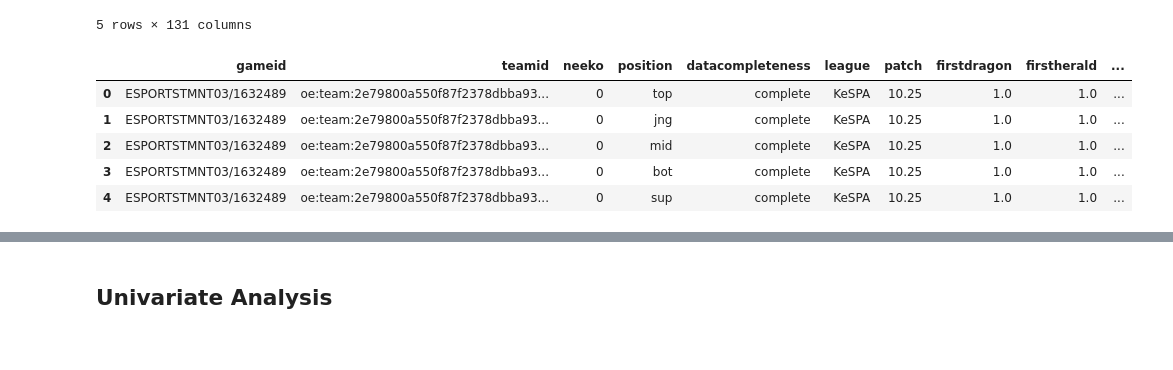
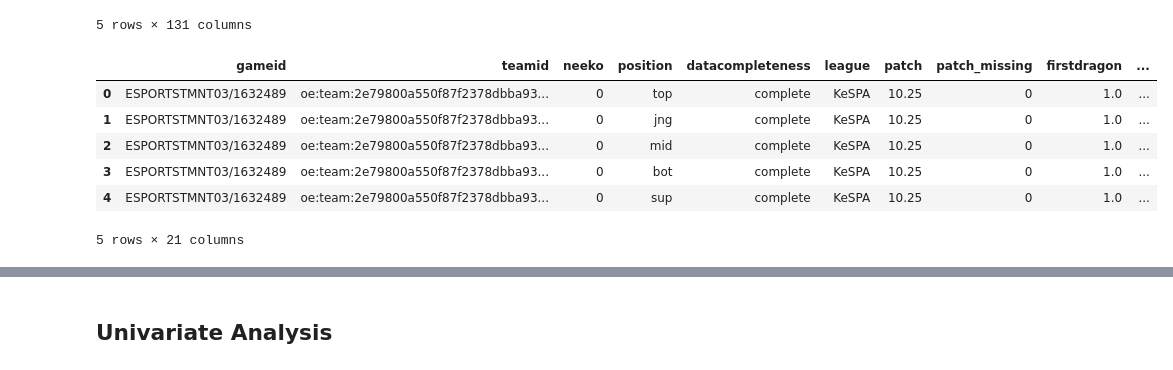
Before and after one commit to elliekwang/neeko_rework, a Jupyter notebook: neeko_rework.ipynb, the cells around one changed output, grey strips where cells are left out. Drawn from its saved outputs; the diff is of its cells as text; code cells hidden in the pictures.

```diff
--- a/neeko_rework.ipynb
+++ b/neeko_rework.ipynb
@@ -96,37 +96,38 @@ league['patch'] = league['patch'].replace(patches)
 
 # get team summary statistics
 team_stats = (league[(league['participantid'] == 100) | (league['participantid'] == 200)]
               .loc[:,['gameid', 'teamid','firstdragon', 'firstherald', 'heralds', 'opp_heralds']])
 
 # subset dataframe to player level data
 league = league[(league['participantid'] != 100) & (league['participantid'] != 200)]
 
 # drop stats cols in league to retain col names after merge
 league = league.drop(columns=['firstdragon', 'firstherald', 'heralds', 'opp_heralds'])
 
 # merge team stats onto player level data
 league = league.merge(team_stats, on=['gameid', 'teamid'], how='left')
 
 # create a binary variable for before and after Patch 13.9
 league['post_rework'] = (league['patch'] >= 13.09).astype(int)
 
 # create a binary variable for whether neeko played in the game
 league['neeko'] = (league['champion'] == 'Neeko').astype(int)
 
 # create a new variable for difference in heralds gained
 league['herald_diff'] = league['heralds'] - league['opp_heralds']
 
 # keep features we need
 league = (league.loc[:, ['gameid', 'teamid', 'neeko', 'position', 'datacompleteness','league',
-                'patch', 'firstdragon', 'firstherald', 'herald_diff', 'goldat15','xpat15','csat15',
+                'patch', 'patch_missing','firstdragon', 'firstherald', 'herald_diff', 'goldat15','xpat15','csat15',
                 'golddiffat15','xpdiffat15','csdiffat15','killsat15','assistsat15','deathsat15',
                 'result']])
 
 league.head()
 # %% [output]
-|  | gameid | teamid | neeko | position | datacompleteness | league | patch | firstdragon | firstherald | ... |
-| 0 | ESPORTSTMNT03/1632489 | oe:team:2e79800a550f87f2378dbba93... | 0 | top | complete | KeSPA | 10.25 | 1.0 | 1.0 | ... |
-| 1 | ESPORTSTMNT03/1632489 | oe:team:2e79800a550f87f2378dbba93... | 0 | jng | complete | KeSPA | 10.25 | 1.0 | 1.0 | ... |
-| 2 | ESPORTSTMNT03/1632489 | oe:team:2e79800a550f87f2378dbba93... | 0 | mid | complete | KeSPA | 10.25 | 1.0 | 1.0 | ... |
-| 3 | ESPORTSTMNT03/1632489 | oe:team:2e79800a550f87f2378dbba93... | 0 | bot | complete | KeSPA | 10.25 | 1.0 | 1.0 | ... |
-| 4 | ESPORTSTMNT03/1632489 | oe:team:2e79800a550f87f2378dbba93... | 0 | sup | complete | KeSPA | 10.25 | 1.0 | 1.0 | ... |
+|  | gameid | teamid | neeko | position | datacompleteness | league | patch | patch_missing | firstdragon | ... |
+| 0 | ESPORTSTMNT03/1632489 | oe:team:2e79800a550f87f2378dbba93... | 0 | top | complete | KeSPA | 10.25 | 0 | 1.0 | ... |
+| 1 | ESPORTSTMNT03/1632489 | oe:team:2e79800a550f87f2378dbba93... | 0 | jng | complete | KeSPA | 10.25 | 0 | 1.0 | ... |
+| 2 | ESPORTSTMNT03/1632489 | oe:team:2e79800a550f87f2378dbba93... | 0 | mid | complete | KeSPA | 10.25 | 0 | 1.0 | ... |
+| 3 | ESPORTSTMNT03/1632489 | oe:team:2e79800a550f87f2378dbba93... | 0 | bot | complete | KeSPA | 10.25 | 0 | 1.0 | ... |
+| 4 | ESPORTSTMNT03/1632489 | oe:team:2e79800a550f87f2378dbba93... | 0 | sup | complete | KeSPA | 10.25 | 0 | 1.0 | ... |
+5 rows × 21 columns
```
Also changed, not shown: parts of 22 cells of this notebook, 1 other file.
